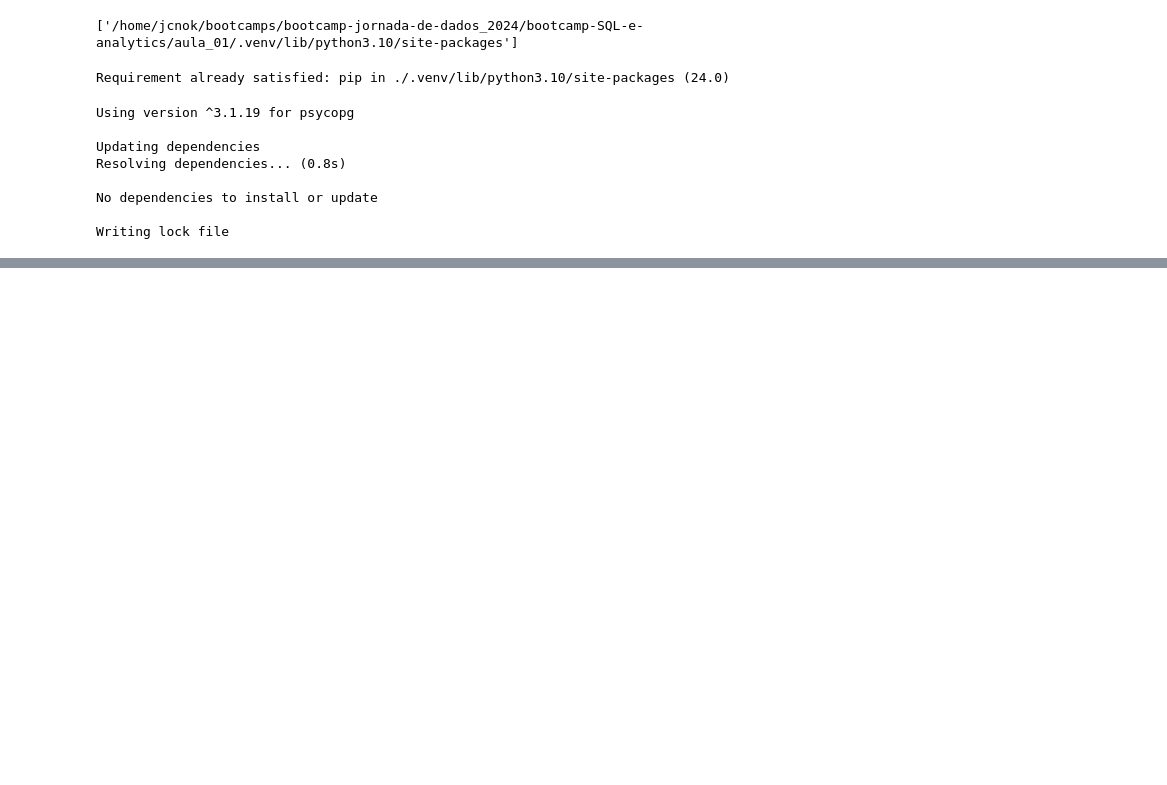
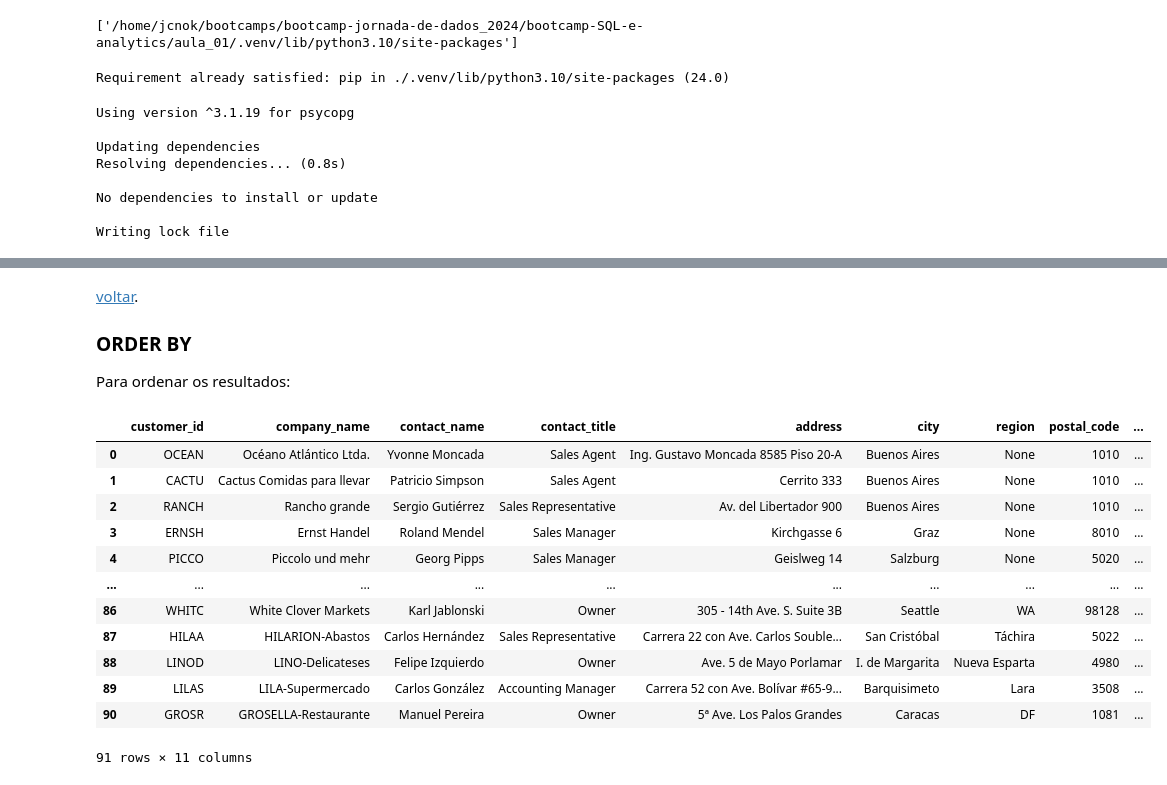
Before and after one commit to Jcnok/bootcamp-jornada-de-dados_2024, a Jupyter notebook: bootcamp-SQL-e-analytics/aula_01/Notebook/aula_01.ipynb, the cells around one changed output, grey strips where cells are left out. Cells and saved outputs as stored; diff of their text form; code cells hidden in the pictures; blank space fills up the shorter version.

```diff
--- a/bootcamp-SQL-e-analytics/aula_01/Notebook/aula_01.ipynb
+++ b/bootcamp-SQL-e-analytics/aula_01/Notebook/aula_01.ipynb
@@ -265,0 +594,26 @@ except psycopg.OperationalError as e:
+# %% [markdown]
+<a id="ancora2.12"></a>
+[voltar](#ancora).
+
+### ORDER BY
+
+Para ordenar os resultados:
+# %%
+# Ordena clientes pelo país
+cursor.execute("SELECT * FROM customers ORDER BY country;")
+results = cursor.fetchall()
+pd.DataFrame(results, columns=[desc[0] for desc in cursor.description])
+# %% [output]
+|  | customer_id | company_name | contact_name | contact_title | address | city | region | postal_code | ... |
+| 0 | OCEAN | Océano Atlántico Ltda. | Yvonne Moncada | Sales Agent | Ing. Gustavo Moncada 8585 Piso 20-A | Buenos Aires | None | 1010 | ... |
+| 1 | CACTU | Cactus Comidas para llevar | Patricio Simpson | Sales Agent | Cerrito 333 | Buenos Aires | None | 1010 | ... |
+| 2 | RANCH | Rancho grande | Sergio Gutiérrez | Sales Representative | Av. del Libertador 900 | Buenos Aires | None | 1010 | ... |
+| 3 | ERNSH | Ernst Handel | Roland Mendel | Sales Manager | Kirchgasse 6 | Graz | None | 8010 | ... |
+| 4 | PICCO | Piccolo und mehr | Georg Pipps | Sales Manager | Geislweg 14 | Salzburg | None | 5020 | ... |
+| ... | ... | ... | ... | ... | ... | ... | ... | ... | ... |
+| 86 | WHITC | White Clover Markets | Karl Jablonski | Owner | 305 - 14th Ave. S. Suite 3B | Seattle | WA | 98128 | ... |
+| 87 | HILAA | HILARION-Abastos | Carlos Hernández | Sales Representative | Carrera 22 con Ave. Carlos Souble... | San Cristóbal | Táchira | 5022 | ... |
+| 88 | LINOD | LINO-Delicateses | Felipe Izquierdo | Owner | Ave. 5 de Mayo Porlamar | I. de Margarita | Nueva Esparta | 4980 | ... |
+| 89 | LILAS | LILA-Supermercado | Carlos González | Accounting Manager | Carrera 52 con Ave. Bolívar #65-9... | Barquisimeto | Lara | 3508 | ... |
+| 90 | GROSR | GROSELLA-Restaurante | Manuel Pereira | Owner | 5ª Ave. Los Palos Grandes | Caracas | DF | 1081 | ... |
+91 rows × 11 columns
```
Also changed, not shown: parts of 55 cells of this notebook.
